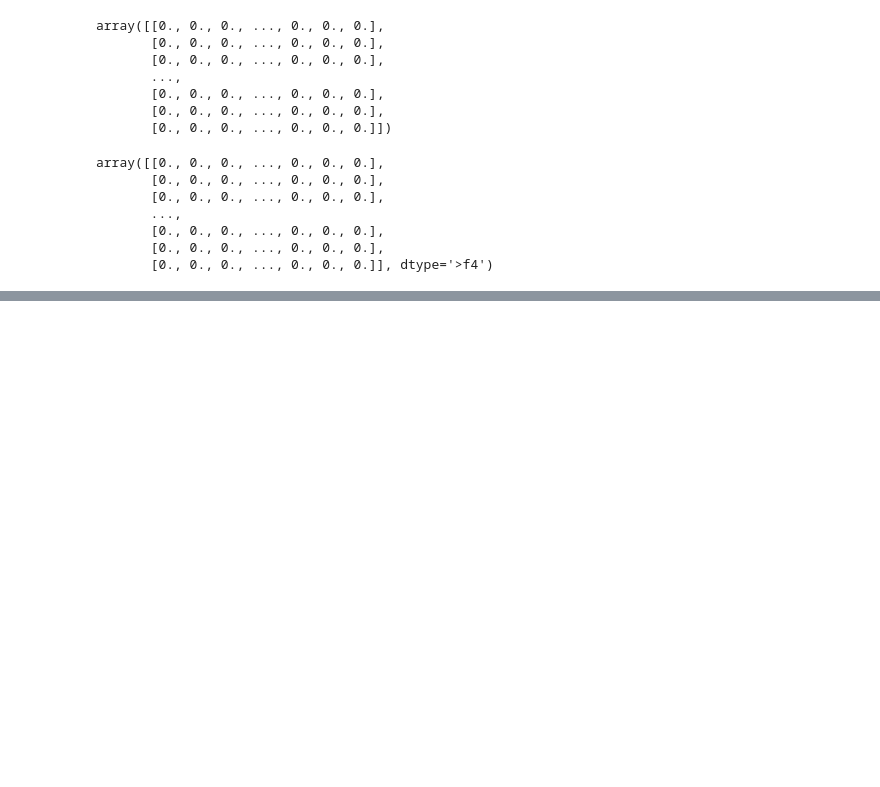
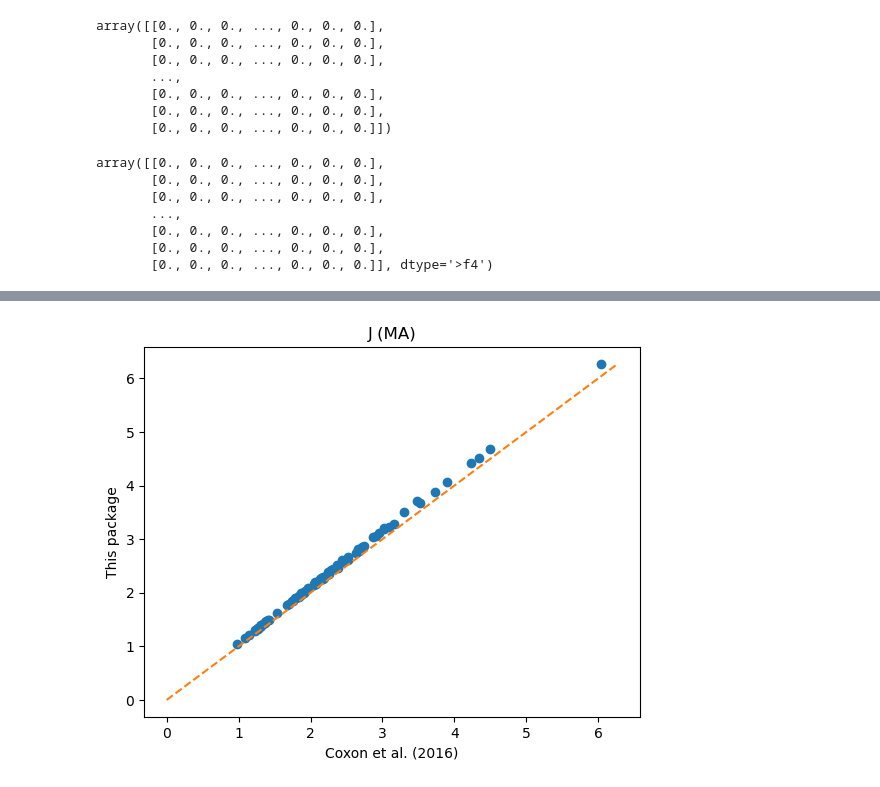
Before and after one commit to johncoxon/facer-model, a Jupyter notebook: notebooks/Coxon et al. (2016).ipynb, the cells around one changed output, grey strips where cells are left out. Cells and saved outputs as stored; diff of their text form; code cells hidden in the pictures; blank space fills up the shorter version.

```diff
--- a/notebooks/Coxon et al. (2016).ipynb
+++ b/notebooks/Coxon et al. (2016).ipynb
@@ -158,0 +153,12 @@ cbar.set_label(r"$\nabla.\mathbf{J}$ (kA)")
+# %%
+py_j = np.array([m.j for m in py_models])
+idl_j = np.array([m.j for m in idl_models])
+
+fig, ax = plt.subplots()
+ax.plot([0, py_j.max() / 1e6], [0, py_j.max() / 1e6], ls="--", color="C1")
+ax.scatter(idl_j / 1e6, py_j / 1e6)
+ax.set(xlabel="Coxon et al. (2016)", ylabel="This package", title="J (MA)")
+
+plt.show()
+# %% [output]
+[figure, added]
```
Also changed, not shown: parts of 4 cells of this notebook, 1 other file.
